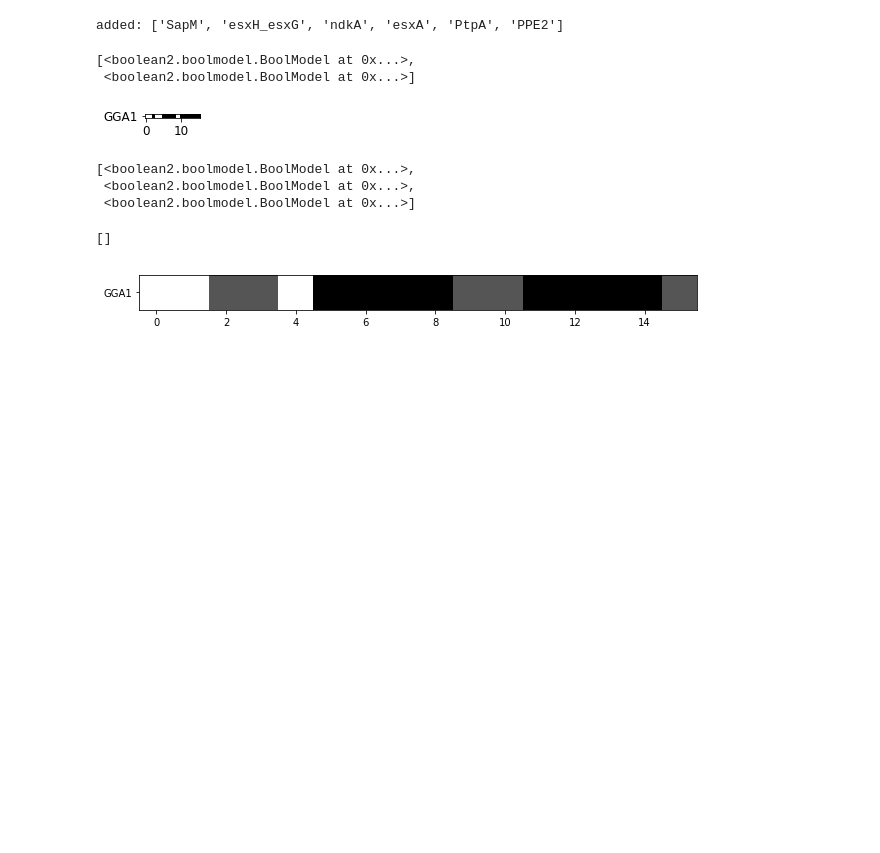
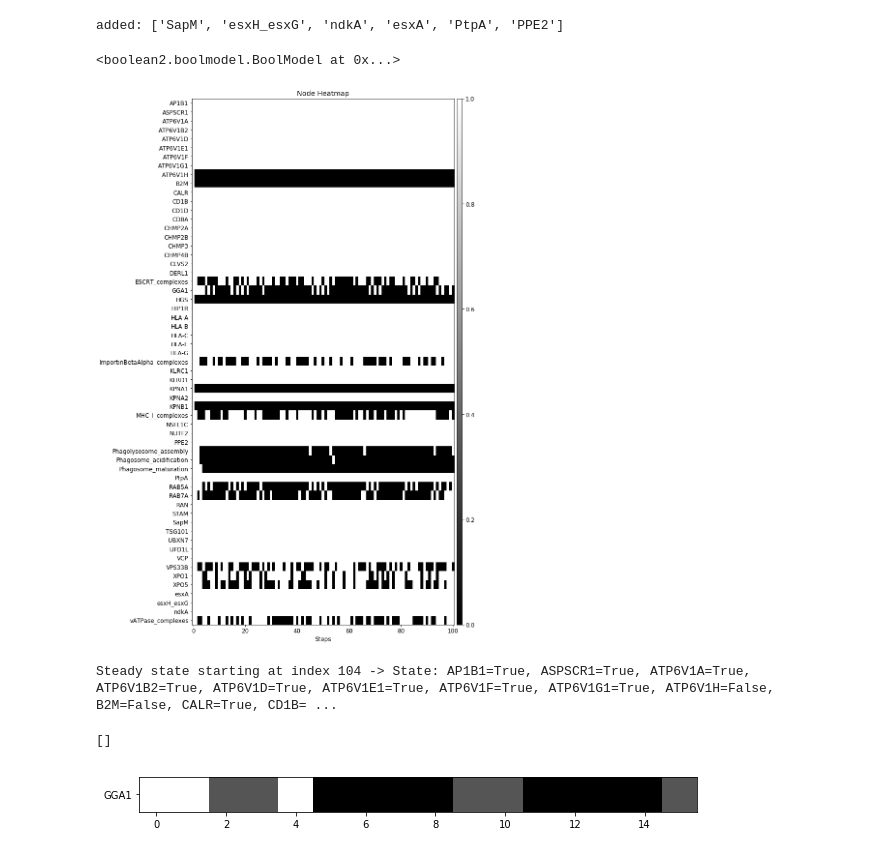
Before and after one commit to charlies-b/rp1, a Jupyter notebook: boolean_model_helper.ipynb, the cells around one changed output. Cells and saved outputs as stored; diff of their text form; code cells hidden in the pictures; blank space fills up the shorter version.

Commit message:
fixed plotting

```diff
--- a/boolean_model_helper.ipynb
+++ b/boolean_model_helper.ipynb
@@ -30,43 +31,47 @@ def print_model(model): # print node states
 # %%
 definition = builder.string2definition('string_model_3_definition.txt')
 definition = builder.add_mtb2definition(definition, mtb_edgelist='mtb-edgelist.csv', initial_value=True)
-model = run_model(definition, runs=2)
+model = run_model(definition, runs=1, steps=100)
 model
 # %% [output]
 added: ['SapM', 'esxH_esxG', 'ndkA', 'esxA', 'PtpA', 'PPE2']
-[<boolean2.boolmodel.BoolModel at 0x...>,
- <boolean2.boolmodel.BoolModel at 0x...>]
+<boolean2.boolmodel.BoolModel at 0x...>
 # %%
-def plot_model(model, nodes=None, w=10, h=32, fontsize=12): # plot node states
+from mpl_toolkits.axes_grid1.axes_divider import make_axes_locatable
+
+def plot_data(model, nodes=None, w=10, h=32, fontsize=22, title = 'Node Heatmap'): # plot node states
 
     # get data from model
     data = []
     labels = sorted(model.data.keys()) if not nodes else nodes # sort alphabetically, or a list of ordered nodes
     for label in labels:
-        data.append(model.data[label])
+        bindata = np.array(model.data[label]).astype(float) # convert bool to bin if necessary
+        data.append(bindata)
 
-    # plot figure
     plt.rcParams.update({'font.size': fontsize})
-    plt.rcParams['figure.figsize'] = [w, h]
-    cmap=plt.cm.get_cmap('gray') # off (0) = black, on (1) = white
-    plt.yticks(range(0, len(labels)), labels)
-    plt.imshow(data, cmap=cmap)
-    plt.show()
+    fig, ax = plt.subplots(1,1, figsize=(w,h))
+
+    im = ax.imshow(data, cmap=cmap)
+    ax.set_yticks(np.arange(len(labels)))
+    ax.set_yticklabels(labels)
+    ax.set_aspect('auto')
+    ax.set_title(title)
+    ax.set_xlabel(xlabel)
+
+    divider = make_axes_locatable(ax) # adding color bar here ...
+    cax = divider.append_axes('right', size='2%', pad='1%')
+    fig.colorbar(im, orientation = 'vertical', cax= cax)
-# %%
-
-
-
-plot_model(models[0], nodes = ['GGA1'], w=1)
-# print_model(models[0])
-# %% [output]
-[figure, removed]
+# %%
+plot_model(model, fontsize=12, h=20)
+# print_model(models[0])
+# %% [output]
+[figure, added]
 # %%
-models = run_model(definition,runs=3)
-models
+models = run_model(definition,runs=1, steps=1000)
+models.detect_cycles()
+models.report_cycles()
 # %% [output]
-[<boolean2.boolmodel.BoolModel at 0x...>,
- <boolean2.boolmodel.BoolModel at 0x...>,
- <boolean2.boolmodel.BoolModel at 0x...>]
+Steady state starting at index 104 -> State: AP1B1=True, ASPSCR1=True, ATP6V1A=True, ATP6V1B2=True, ATP6V1D=True, ATP6V1E1=True, ATP6V1F=True, ATP6V1G1=True, ATP6V1H=False, B2M=False, CALR=True, CD1B= ...
 # %%
 class DummyModel: # dummy model with data attribute
     def __init__(self, data):
```
Also changed, not shown: parts of 1 cell of this notebook.
